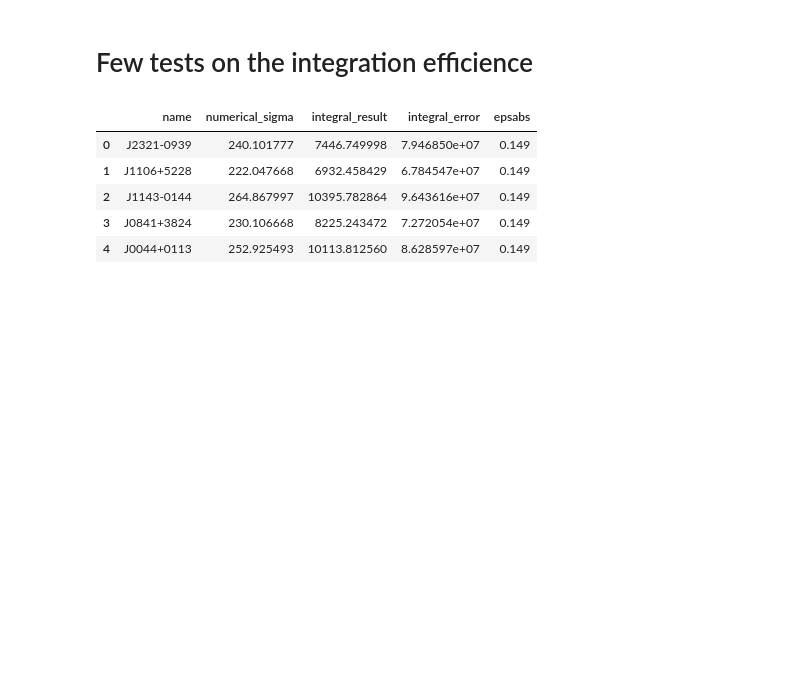
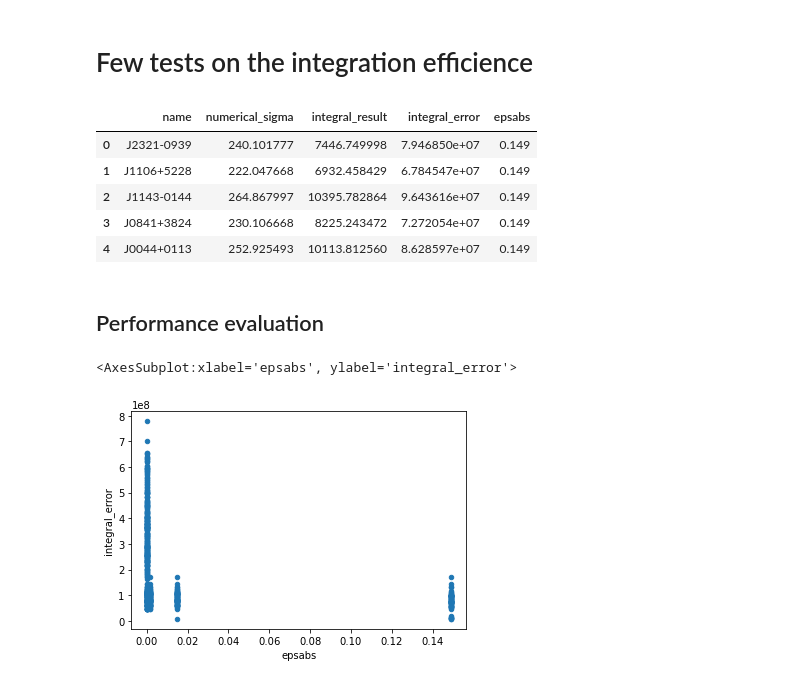
Before and after one commit to CosmoObs/SLtools, a Jupyter notebook: sltools/rings2cosmo/Velocity_dispersion_integrals/performancy_tests.ipynb, the cells around one changed output. Cells and saved outputs as stored; diff of their text form; code cells hidden in the pictures; blank space fills up the shorter version.

Commit message:
saving progres for Performance evaluation code (not much done yet, but still better save before hollidays)

```diff
--- a/sltools/rings2cosmo/Velocity_dispersion_integrals/performancy_tests.ipynb
+++ b/sltools/rings2cosmo/Velocity_dispersion_integrals/performancy_tests.ipynb
@@ -28,3 +28,10 @@ numerical.head()
 | 2 | J1143-0144 | 264.867997 | 10395.782864 | 9.643616e+07 | 0.149 |
 | 3 | J0841+3824 | 230.106668 | 8225.243472 | 7.272054e+07 | 0.149 |
 | 4 | J0044+0113 | 252.925493 | 10113.812560 | 8.628597e+07 | 0.149 |
+# %% [markdown]
+## Performance evaluation
+# %%
+numerical.plot.scatter("epsabs", "integral_error")
+# %% [output]
+<AxesSubplot:xlabel='epsabs', ylabel='integral_error'>
+[figure, added]
```
Also changed, not shown: parts of 13 cells of this notebook.
